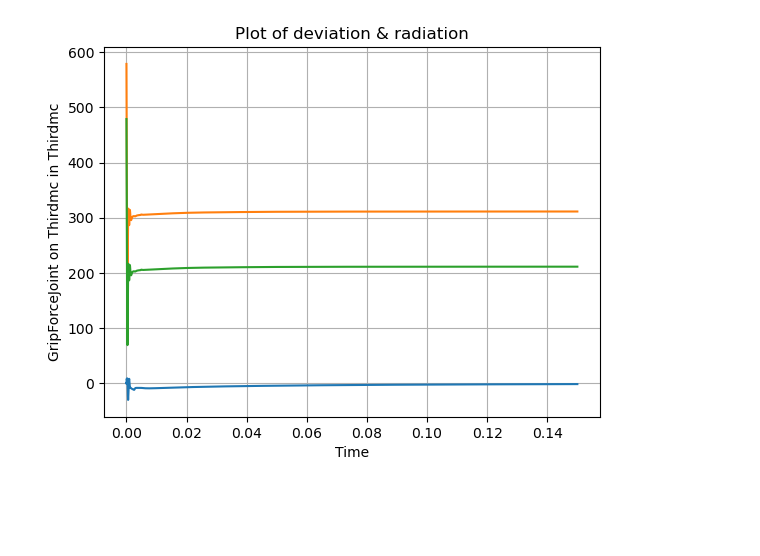
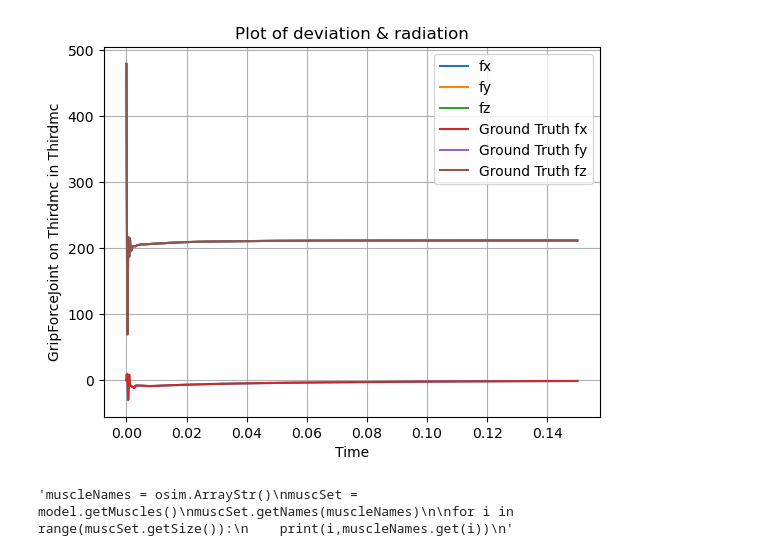
Before and after one commit to maximilianC33/OpenSimHand, a Jupyter notebook: OsimForwardDynamics.ipynb, the cells around one changed output. Drawn from its saved outputs; the diff is of its cells as text; code cells hidden in the pictures; blank space fills up the shorter version.

```diff
--- a/OsimForwardDynamics.ipynb
+++ b/OsimForwardDynamics.ipynb
@@ -132,23 +92,42 @@ plt.show()
-# %%
-results_path = "C:\OpenSim 4.4\ARMS_Wrist_Hand_Model_4.3\ARMS_Wrist_Hand_Model_4.3\ARMS Tutorials\CompareResults\Forward Grip Module\Flexed_Posture\grip_strength_JointReaction_ReactionLoads.sto"
-
-# Load data from states .sto file
-data = pd.read_csv(results_path, delimiter='\t', skiprows=11)
-
-# Extract data to plot
-time = data['time']
-fx = 'GripForceJoint_on_thirdmc_in_thirdmc_fx'
-fy = 'GripForceJoint_on_thirdmc_in_thirdmc_fy'
-fz = 'GripForceJoint_on_thirdmc_in_thirdmc_fy'
-
-# Plot the data
-plt.plot(time,data[fx], label='fx')
-plt.plot(time,data[fy], label='fy')
-plt.plot(time,data[fz], label='fz')
-plt.xlabel('Time')
-plt.ylabel('GripForceJoint on Thirdmc in Thirdmc')
-plt.title('Plot of deviation & radiation')
-plt.grid(True)
-plt.show()
-# %% [output]
-[figure, removed]
+# %%
+#Plot from resultant jointReactionLoads of forward dynamic simulation and compare against comparison resultant jointReactionLoads file
+
+results_path = f'{current_path}\_JointReactionAnalysis_ReactionLoads.sto'
+compare_results_path = f'{current_path}\GripForceSimulationResults\Flexed_Posture\grip_strength_JointReaction_ReactionLoads.sto'
+
+# Load data from states .sto file
+data = pd.read_csv(results_path, delimiter='\t', skiprows=11)
+dataCompare = pd.read_csv(compare_results_path, delimiter='\t', skiprows=11)
+
+
+# Extract data to plot
+time = data['time']
+fx = 'GripForceJoint_on_thirdmc_in_thirdmc_fx'
+fy = 'GripForceJoint_on_thirdmc_in_thirdmc_fy'
+fz = 'GripForceJoint_on_thirdmc_in_thirdmc_fy'
+
+# Plot the data
+plt.plot(time,data[fx], label='fx')
+plt.plot(time,data[fy], label='fy')
+plt.plot(time,data[fz], label='fz')
+plt.plot(time,dataCompare[fx][:len(data[fx])], label='Ground Truth fx')
+plt.plot(time,dataCompare[fy][:len(data[fy])], label='Ground Truth fy')
+plt.plot(time,dataCompare[fz][:len(data[fz])], label='Ground Truth fz')
+plt.xlabel('Time')
+plt.ylabel('GripForceJoint on Thirdmc in Thirdmc')
+plt.title('Plot of deviation & radiation')
+plt.legend()
+plt.grid(True)
+plt.show()
+# %% [output]
+[figure, added]
+# %%
+'''muscleNames = osim.ArrayStr()
+muscSet = model.getMuscles()
+muscSet.getNames(muscleNames)
+
+for i in range(muscSet.getSize()):
+    print(i,muscleNames.get(i))
+'''
+# %% [output]
+'muscleNames = osim.ArrayStr()\nmuscSet = model.getMuscles()\nmuscSet.getNames(muscleNames)\n\nfor i in range(muscSet.getSize()):\n    print(i,muscleNames.get(i))\n'
```
Also changed, not shown: parts of 6 cells of this notebook.
